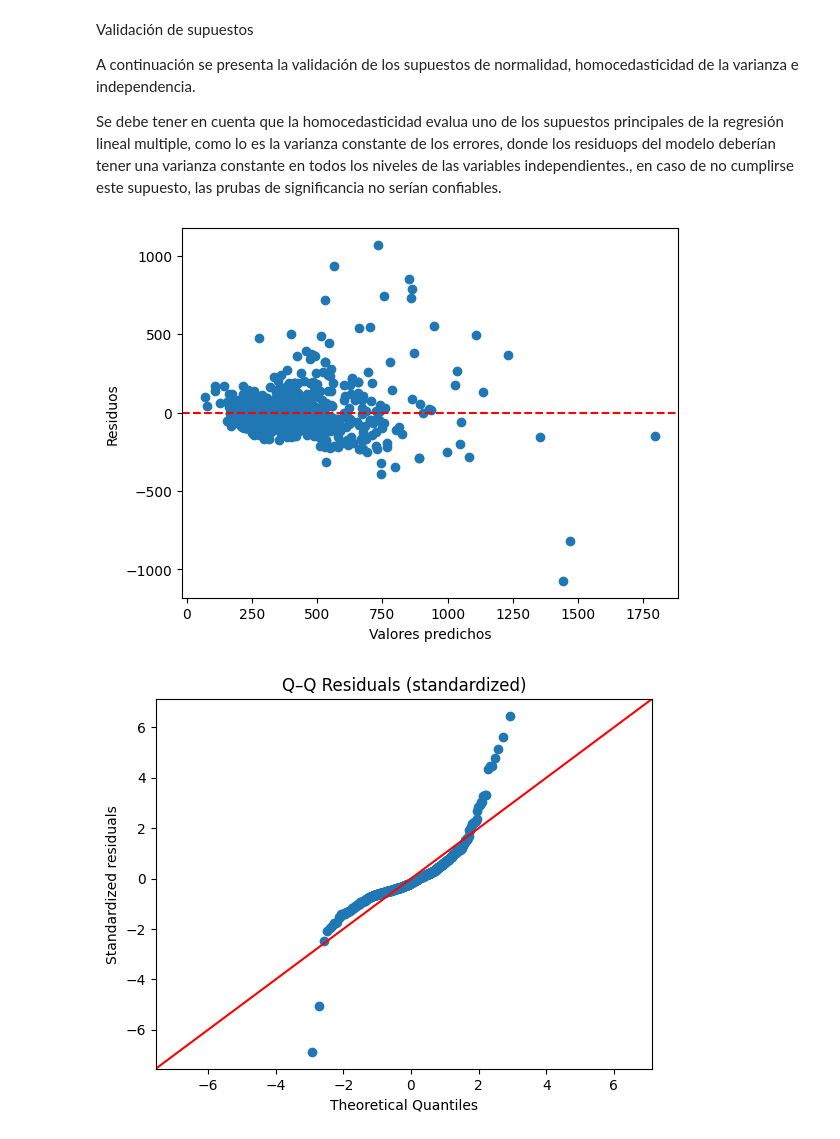
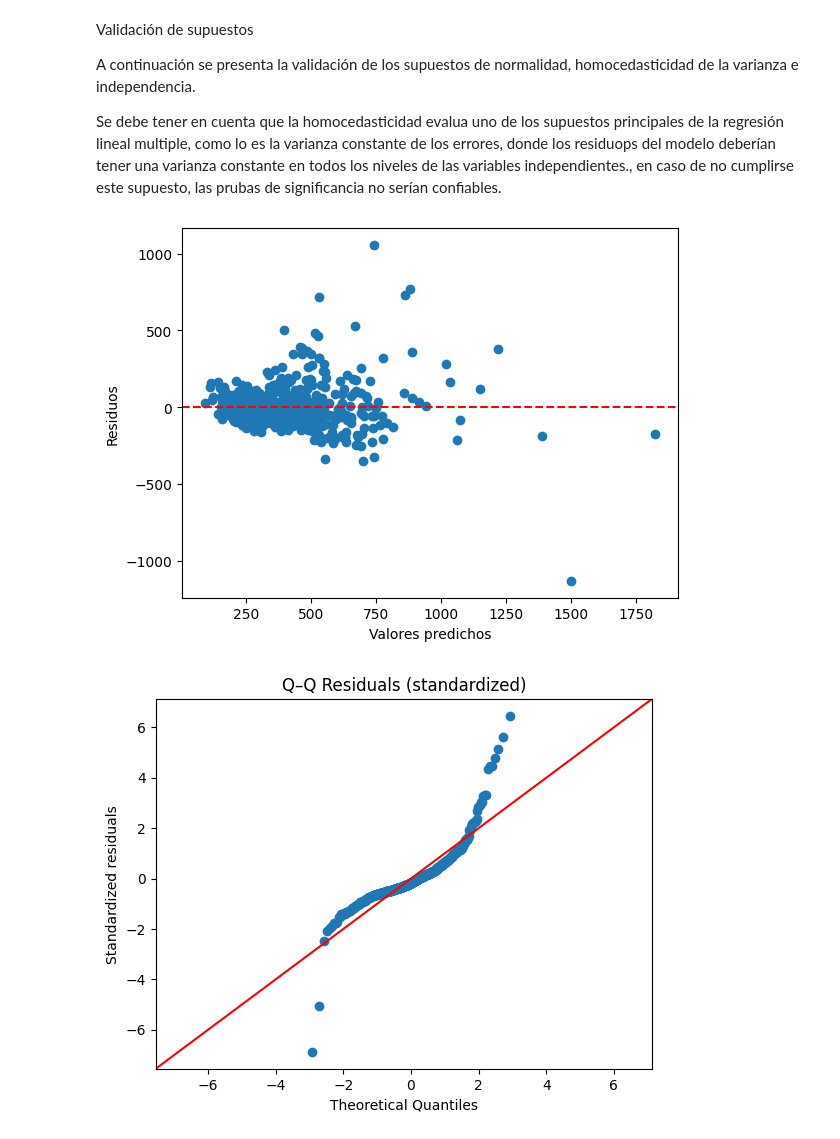
Before and after one commit to marioleandrovanegas/Unidad2, a Jupyter notebook: Unidad2.ipynb, the cells around one changed output. Drawn from its saved outputs; the diff is of its cells as text; code cells hidden in the pictures.

```diff
--- a/Unidad2.ipynb
+++ b/Unidad2.ipynb
@@ -207,3 +207,11 @@ X.isna().sum()
 | banios | 0 |
 | habitaciones | 0 |
 dtype: int64
+# %%
+# Separa los datos en entrenamiento y testeo
+X_train, X_test, y_train, y_test = train_test_split(
+    X, y, test_size=0.2, random_state=42
+)
+
+print("Tamaño entrenamiento:", X_train.shape[0])
+print("Tamaño prueba:", X_test.shape[0])
@@ -210,6 +221,6 @@ dtype: int64
 # %%
 modelo = LinearRegression()
-modelo.fit(X,y)
+modelo.fit(X_train,y_train)
 print("Intercepto:", modelo.intercept_)
 print("Coeficientes:", modelo.coef_)
 # %% [output]
@@ -228,7 +239,7 @@ Como conclusiones:
 # %% [markdown]
 Coeficientes R2
 # %%
-y_pred = modelo.predict(X)
+y_pred = modelo.predict(X_train)
 # %%
 from sklearn.metrics import r2_score, mean_squared_error, mean_absolute_error
 
@@ -262,14 +264,14 @@ A continuación se presenta la validación de los supuestos de normalidad, homoc
 
 Se debe tener en cuenta que la homocedasticidad evalua uno de los supuestos principales de la regresión lineal multiple, como lo es la varianza constante de los errores, donde los residuops del modelo deberían tener una varianza constante en todos los niveles de las variables independientes., en caso de no cumplirse este supuesto, las prubas de significancia no serían confiables.
 # %%
-residuos = y-y_pred
+residuos = y_train-y_pred
 plt.scatter(y_pred, residuos)
 plt.axhline(y=0, color='r', linestyle='--')
 plt.xlabel('Valores predichos')
 plt.ylabel('Residuos')
 plt.show()
 # %% [output]
-[figure, old version]
+[figure, new version]
 # %%
 
 
```
Also changed, not shown: parts of 5 cells of this notebook.
